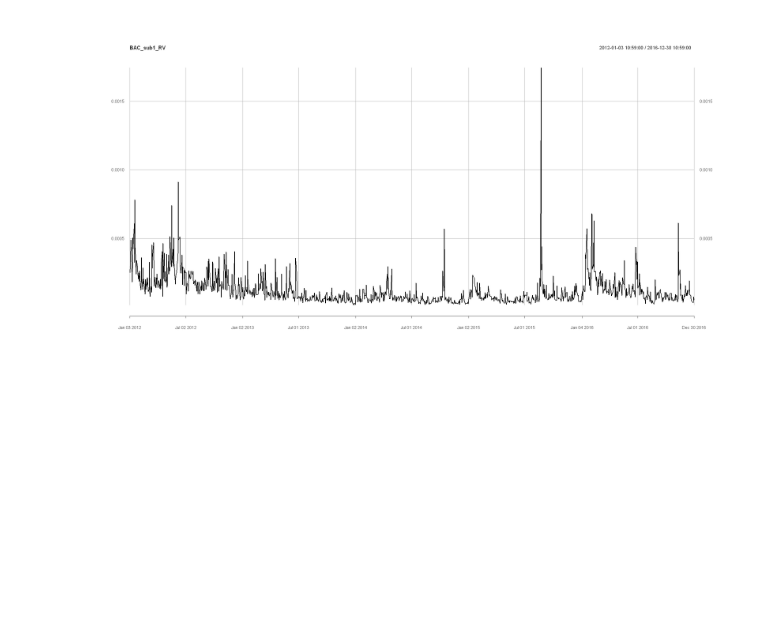
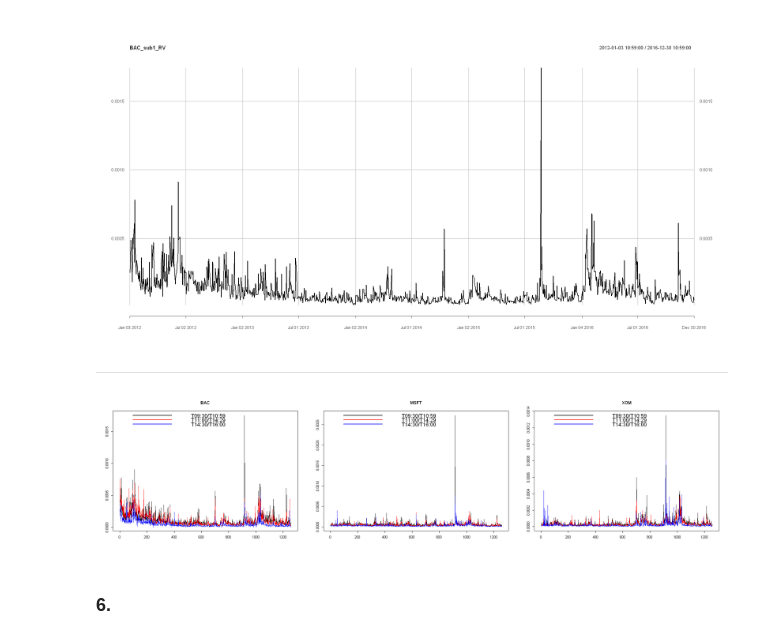
Before and after one commit to JanK0095/Financial-Econometrics-Course-Projects, a Jupyter notebook: HW3/FE1_HW3_Kubal_Mattanelli.ipynb, the cells around one changed output. Cells and saved outputs as stored; diff of their text form; code cells hidden in the pictures; blank space fills up the shorter version.

```diff
--- a/HW3/FE1_HW3_Kubal_Mattanelli.ipynb
+++ b/HW3/FE1_HW3_Kubal_Mattanelli.ipynb
@@ -369,3 +512,30 @@ plot(BAC_sub1_RV, type = "l")
 lines(BAC_sub2_RV,  col = "blue") #why lines() do not work? :(
 # %% [output]
 [figure]
+# %% [markdown]
+---
+# %%
+#Calculating Realized Variance for the sub-periods
+real_var_subsets <- vector("list", 3) #Empty vector for the results
+sub_periods <- c("T09:30/T10:59", "T11:00/T14:29", "T14:30/T16:00") #Saving the sub-periods to subset
+for (i in 1:3) { #Looping through the tickers
+    real_var_subsets_indiv <- vector("list", 3) #Empty list for the results for each ticker
+    for (j in 1:3) { #Looping through the sub-periods
+        real_var_subsets_indiv[[j]] <- rCov(na.omit(hw3_data_final[[i]][sub_periods[j]]), makeReturns = FALSE) #Calculating RV on the subset
+    }
+    real_var_subsets[[i]] <- real_var_subsets_indiv #Storing the results
+}
+# %%
+#Plotting
+options(repr.plot.width = 20, repr.plot.height = 5)
+par(mfrow = c(1, 3)) #Setting up the grid
+for (i in 1:3) { #Looping through the tickers
+    plot(as.numeric(real_var_subsets[[i]][[1]]), type = "l", xlab = "", ylab = "", main = stock_names[i])
+    lines(as.numeric(real_var_subsets[[i]][[2]]), col = "red")
+    lines(as.numeric(real_var_subsets[[i]][[3]]), col = "blue")
+    legend("topleft", sub_periods, col = c("black", "red", "blue"), lty = 1, bty = "n", cex = 1.5, lwd = 2)
+}
+# %% [output]
+[figure, added]
+# %% [markdown]
+### 6.
```
Also changed, not shown: parts of 27 cells of this notebook.
